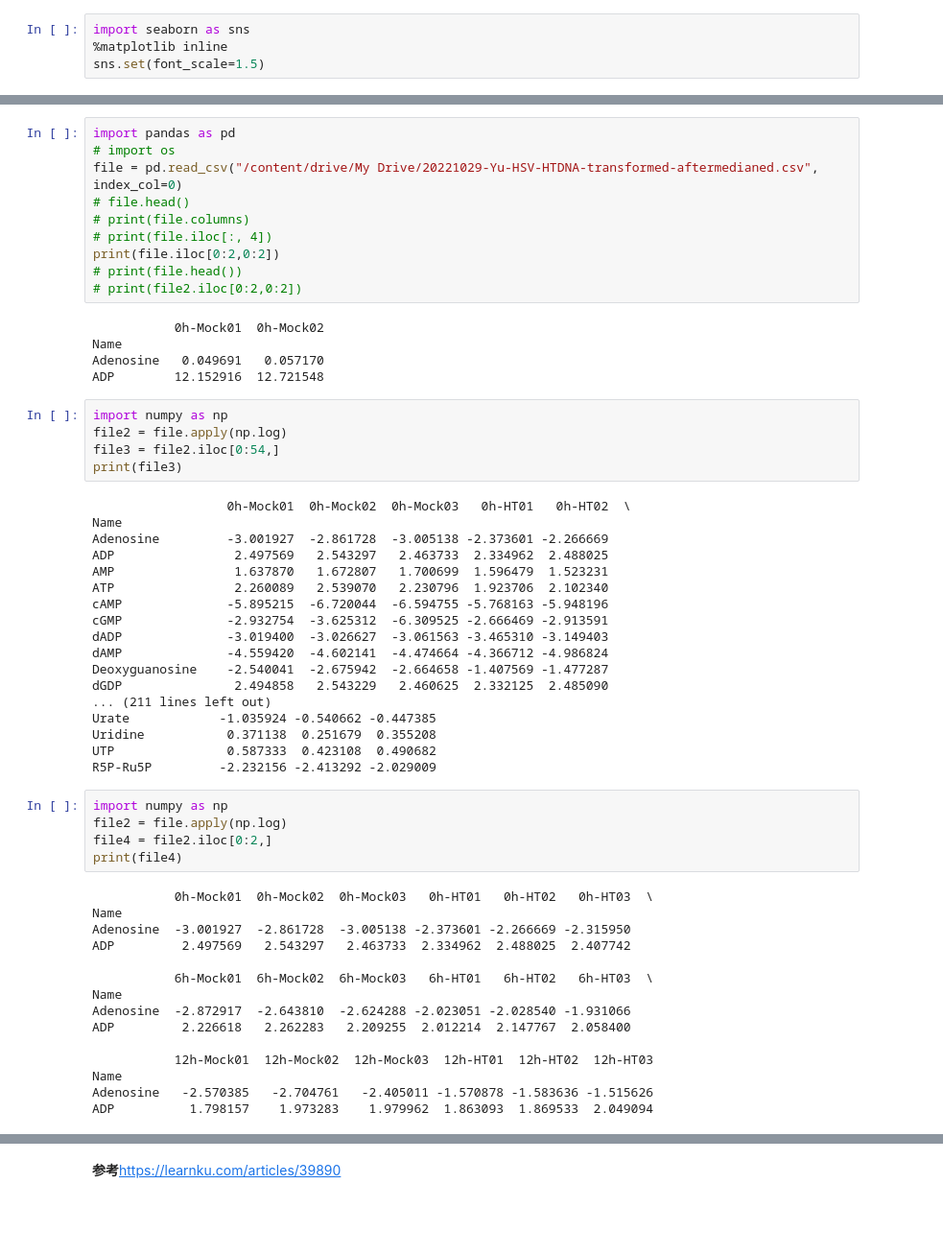
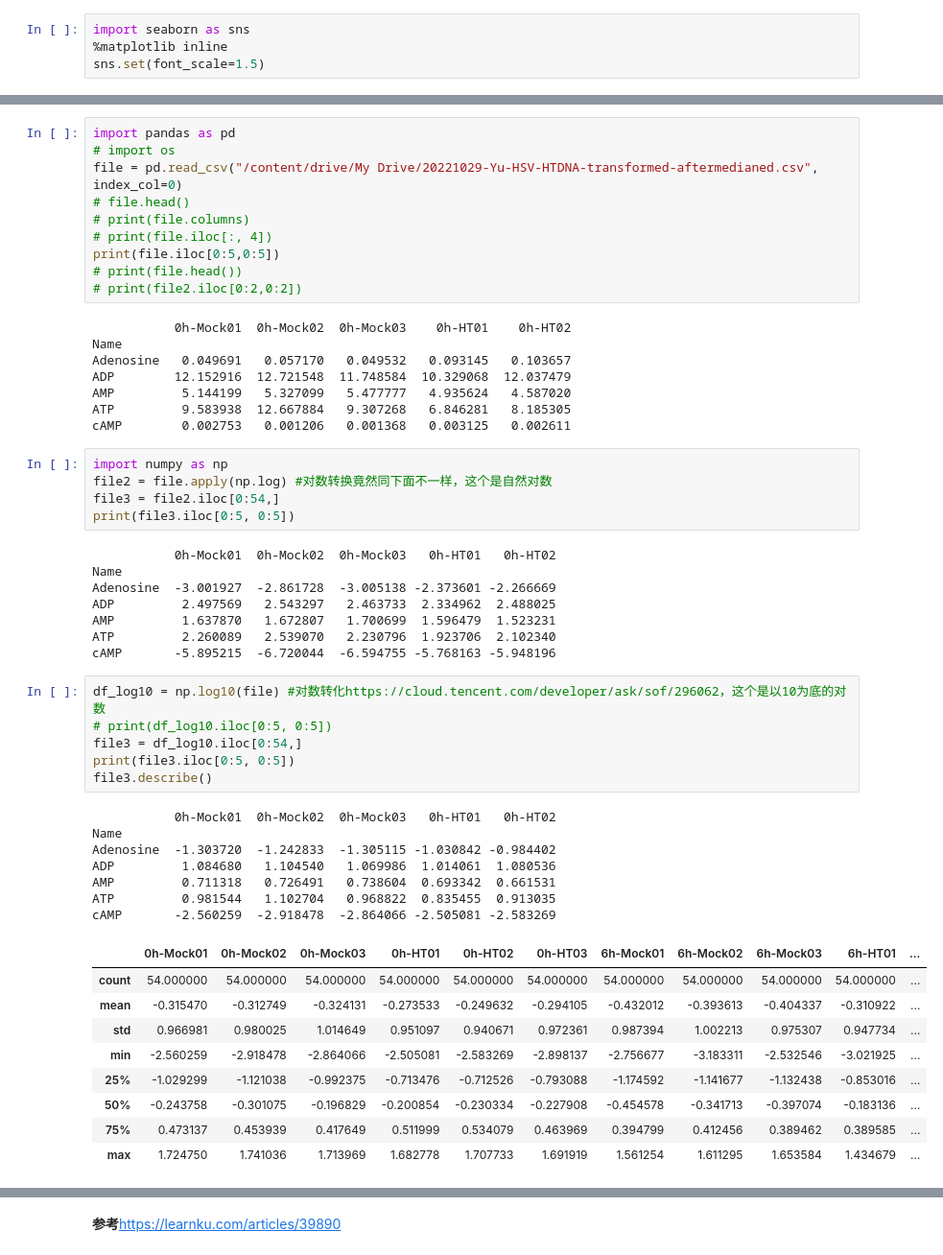
Before and after one commit to leiyi-ihb/ColabPractics, a Jupyter notebook: Picture/Copy_of_python_seabornHeatmapYuZhou.ipynb, the cells around one changed output, grey strips where cells are left out. Shown at 96% size. Drawn from its saved outputs; the diff is of its cells as text; blank space fills up the shorter version.

```diff
--- a/Picture/Copy_of_python_seabornHeatmapYuZhou.ipynb
+++ b/Picture/Copy_of_python_seabornHeatmapYuZhou.ipynb
@@ -16,56 +16,52 @@ file = pd.read_csv("/content/drive/My Drive/20221029-Yu-HSV-HTDNA-transformed-af
 # file.head()
 # print(file.columns)
 # print(file.iloc[:, 4])
-print(file.iloc[0:2,0:2])
+print(file.iloc[0:5,0:5])
 # print(file.head())
 # print(file2.iloc[0:2,0:2])
 # %% [output]
-           0h-Mock01  0h-Mock02
+           0h-Mock01  0h-Mock02  0h-Mock03    0h-HT01    0h-HT02
 Name
-Adenosine   0.049691   0.057170
-ADP        12.152916  12.721548
+Adenosine   0.049691   0.057170   0.049532   0.093145   0.103657
+ADP        12.152916  12.721548  11.748584  10.329068  12.037479
+AMP         5.144199   5.327099   5.477777   4.935624   4.587020
+ATP         9.583938  12.667884   9.307268   6.846281   8.185305
+cAMP        0.002753   0.001206   0.001368   0.003125   0.002611
 # %%
 import numpy as np
-file2 = file.apply(np.log)
+file2 = file.apply(np.log) #对数转换竟然同下面不一样，这个是自然对数
 file3 = file2.iloc[0:54,]
-print(file3)
+print(file3.iloc[0:5, 0:5])
 # %% [output]
-                  0h-Mock01  0h-Mock02  0h-Mock03   0h-HT01   0h-HT02  \
+           0h-Mock01  0h-Mock02  0h-Mock03   0h-HT01   0h-HT02
 Name
-Adenosine         -3.001927  -2.861728  -3.005138 -2.373601 -2.266669
-ADP                2.497569   2.543297   2.463733  2.334962  2.488025
-AMP                1.637870   1.672807   1.700699  1.596479  1.523231
-ATP                2.260089   2.539070   2.230796  1.923706  2.102340
-cAMP              -5.895215  -6.720044  -6.594755 -5.768163 -5.948196
-cGMP              -2.932754  -3.625312  -6.309525 -2.666469 -2.913591
-dADP              -3.019400  -3.026627  -3.061563 -3.465310 -3.149403
-dAMP              -4.559420  -4.602141  -4.474664 -4.366712 -4.986824
-Deoxyguanosine    -2.540041  -2.675942  -2.664658 -1.407569 -1.477287
-dGDP               2.494858   2.543229   2.460625  2.332125  2.485090
-... (211 lines left out)
-Urate            -1.035924 -0.540662 -0.447385
-Uridine           0.371138  0.251679  0.355208
-UTP               0.587333  0.423108  0.490682
-R5P-Ru5P         -2.232156 -2.413292 -2.029009
+Adenosine  -3.001927  -2.861728  -3.005138 -2.373601 -2.266669
+ADP         2.497569   2.543297   2.463733  2.334962  2.488025
+AMP         1.637870   1.672807   1.700699  1.596479  1.523231
+ATP         2.260089   2.539070   2.230796  1.923706  2.102340
+cAMP       -5.895215  -6.720044  -6.594755 -5.768163 -5.948196
-# %%
-import numpy as np
-file2 = file.apply(np.log)
-file4 = file2.iloc[0:2,]
-print(file4)
-# %% [output]
-           0h-Mock01  0h-Mock02  0h-Mock03   0h-HT01   0h-HT02   0h-HT03  \
-Name
-Adenosine  -3.001927  -2.861728  -3.005138 -2.373601 -2.266669 -2.315950
-ADP         2.497569   2.543297   2.463733  2.334962  2.488025  2.407742
-
-           6h-Mock01  6h-Mock02  6h-Mock03   6h-HT01   6h-HT02   6h-HT03  \
-Name
-Adenosine  -2.872917  -2.643810  -2.624288 -2.023051 -2.028540 -1.931066
-ADP         2.226618   2.262283   2.209255  2.012214  2.147767  2.058400
-
-           12h-Mock01  12h-Mock02  12h-Mock03  12h-HT01  12h-HT02  12h-HT03
-Name
-Adenosine   -2.570385   -2.704761   -2.405011 -1.570878 -1.583636 -1.515626
-ADP          1.798157    1.973283    1.979962  1.863093  1.869533  2.049094
+# %%
+df_log10 = np.log10(file) #对数转化https://cloud.tencent.com/developer/ask/sof/296062，这个是以10为底的对数
+# print(df_log10.iloc[0:5, 0:5])
+file3 = df_log10.iloc[0:54,]
+print(file3.iloc[0:5, 0:5])
+file3.describe()
+# %% [output]
+           0h-Mock01  0h-Mock02  0h-Mock03   0h-HT01   0h-HT02
+Name
+Adenosine  -1.303720  -1.242833  -1.305115 -1.030842 -0.984402
+ADP         1.084680   1.104540   1.069986  1.014061  1.080536
+AMP         0.711318   0.726491   0.738604  0.693342  0.661531
+ATP         0.981544   1.102704   0.968822  0.835455  0.913035
+cAMP       -2.560259  -2.918478  -2.864066 -2.505081 -2.583269
+|  | 0h-Mock01 | 0h-Mock02 | 0h-Mock03 | 0h-HT01 | 0h-HT02 | 0h-HT03 | 6h-Mock01 | 6h-Mock02 | 6h-Mock03 | 6h-HT01 | ... |
+| count | 54.000000 | 54.000000 | 54.000000 | 54.000000 | 54.000000 | 54.000000 | 54.000000 | 54.000000 | 54.000000 | 54.000000 | ... |
+| mean | -0.315470 | -0.312749 | -0.324131 | -0.273533 | -0.249632 | -0.294105 | -0.432012 | -0.393613 | -0.404337 | -0.310922 | ... |
+| std | 0.966981 | 0.980025 | 1.014649 | 0.951097 | 0.940671 | 0.972361 | 0.987394 | 1.002213 | 0.975307 | 0.947734 | ... |
+| min | -2.560259 | -2.918478 | -2.864066 | -2.505081 | -2.583269 | -2.898137 | -2.756677 | -3.183311 | -2.532546 | -3.021925 | ... |
+| 25% | -1.029299 | -1.121038 | -0.992375 | -0.713476 | -0.712526 | -0.793088 | -1.174592 | -1.141677 | -1.132438 | -0.853016 | ... |
+| 50% | -0.243758 | -0.301075 | -0.196829 | -0.200854 | -0.230334 | -0.227908 | -0.454578 | -0.341713 | -0.397074 | -0.183136 | ... |
+| 75% | 0.473137 | 0.453939 | 0.417649 | 0.511999 | 0.534079 | 0.463969 | 0.394799 | 0.412456 | 0.389462 | 0.389585 | ... |
+| max | 1.724750 | 1.741036 | 1.713969 | 1.682778 | 1.707733 | 1.691919 | 1.561254 | 1.611295 | 1.653584 | 1.434679 | ... |
 # %%
 sns.set_context({"figure.figsize":(20,20)})
```
Also changed, not shown: parts of 3 cells of this notebook.
